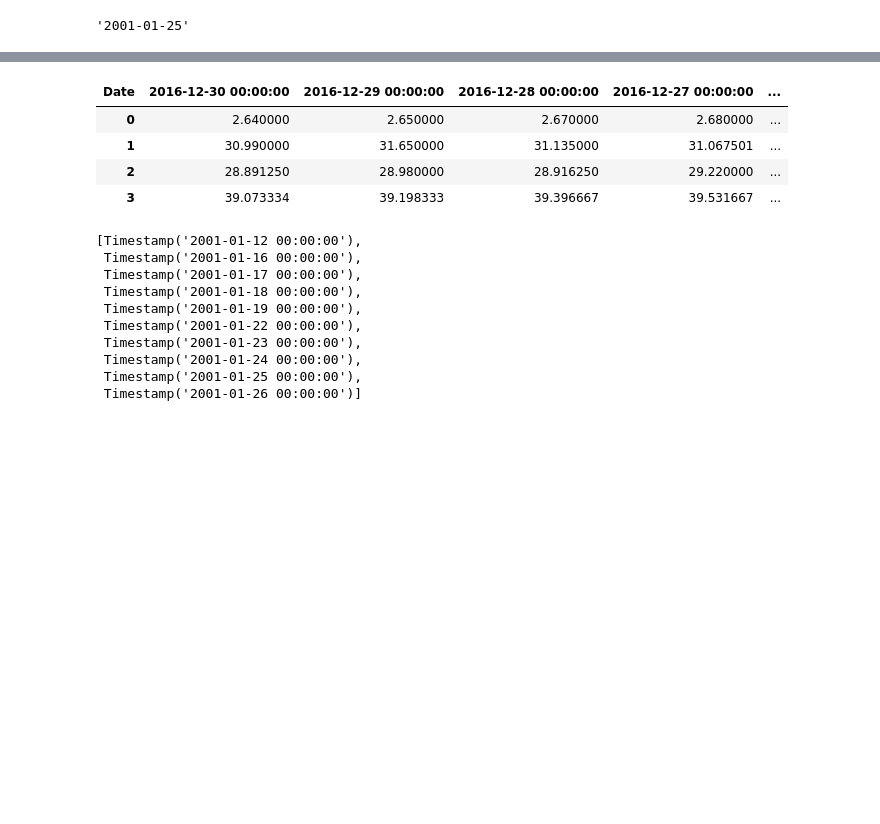
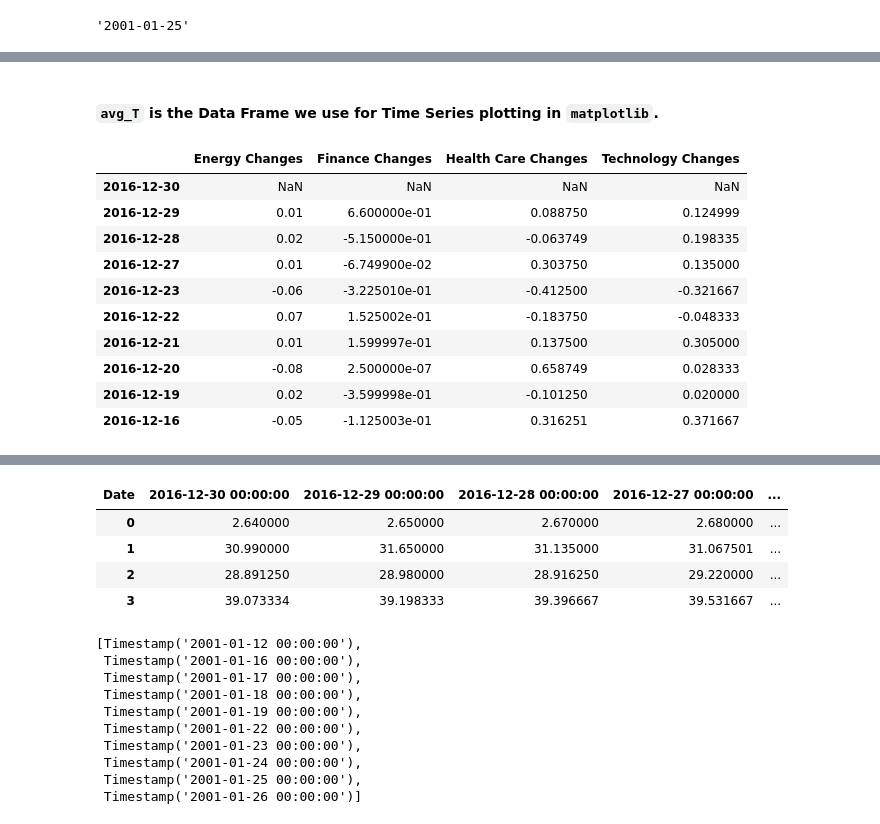
Before and after one commit to weiwang0531/stock-index, a Jupyter notebook: Project.ipynb, the cells around one changed output, grey strips where cells are left out. Drawn from its saved outputs; the diff is of its cells as text; code cells hidden in the pictures; blank space fills up the shorter version.

````diff
--- a/Project.ipynb
+++ b/Project.ipynb
@@ -235,0 +160,21 @@ avg_clean.head()
+# %% [markdown]
+#### ```avg_T``` is the Data Frame we use for Time Series plotting in ```matplotlib```.
+# %%
+# A new DF for the difference between each day:
+delta_df = pd.DataFrame()
+for sect in avg_T.columns:
+    delta_df[sect] = avg_T[sect] - avg_T[sect].shift(1)
+delta_df.columns = map(lambda name: '{} Changes'.format(name),avg_T.columns)
+delta_df
+# %% [output]
+|  | Energy Changes | Finance Changes | Health Care Changes | Technology Changes |
+| 2016-12-30 | NaN | NaN | NaN | NaN |
+| 2016-12-29 | 0.01 | 6.600000e-01 | 0.088750 | 0.124999 |
+| 2016-12-28 | 0.02 | -5.150000e-01 | -0.063749 | 0.198335 |
+| 2016-12-27 | 0.01 | -6.749900e-02 | 0.303750 | 0.135000 |
+| 2016-12-23 | -0.06 | -3.225010e-01 | -0.412500 | -0.321667 |
+| 2016-12-22 | 0.07 | 1.525002e-01 | -0.183750 | -0.048333 |
+| 2016-12-21 | 0.01 | 1.599997e-01 | 0.137500 | 0.305000 |
+| 2016-12-20 | -0.08 | 2.500000e-07 | 0.658749 | 0.028333 |
+| 2016-12-19 | 0.02 | -3.599998e-01 | -0.101250 | 0.020000 |
+| 2016-12-16 | -0.05 | -1.125003e-01 | 0.316251 | 0.371667 |
````
Also changed, not shown: parts of 52 cells of this notebook.
